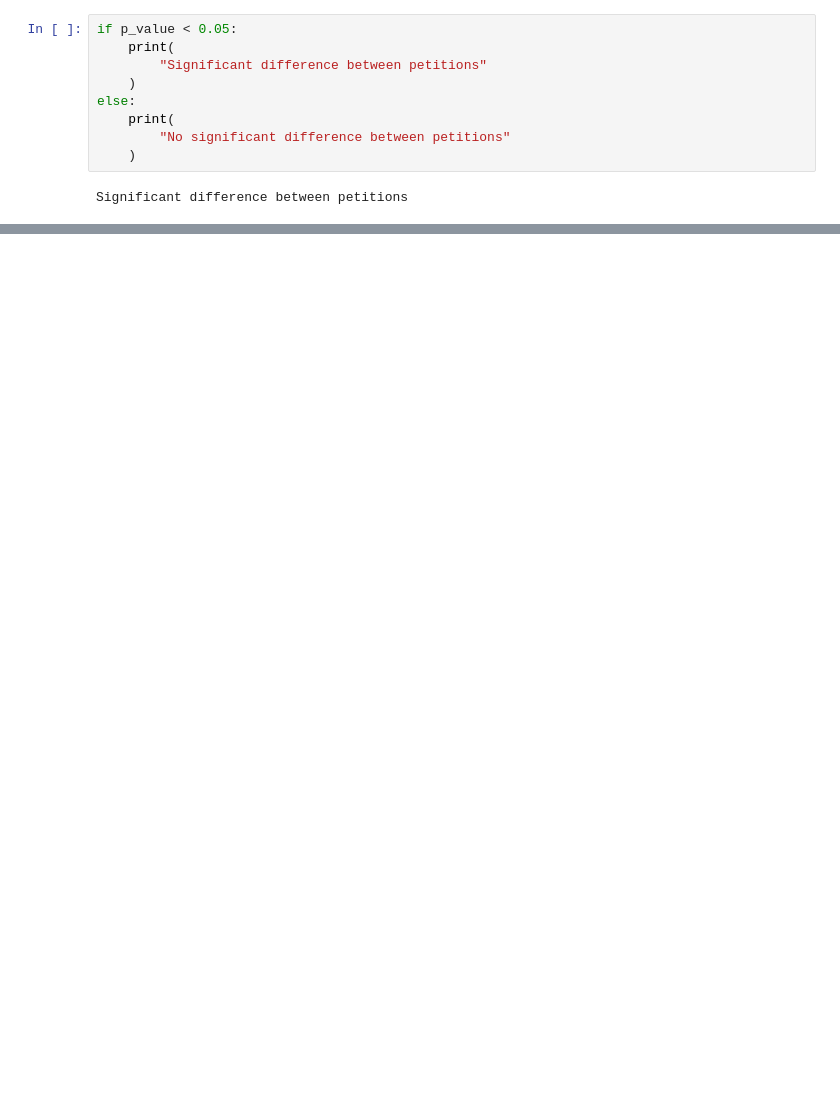
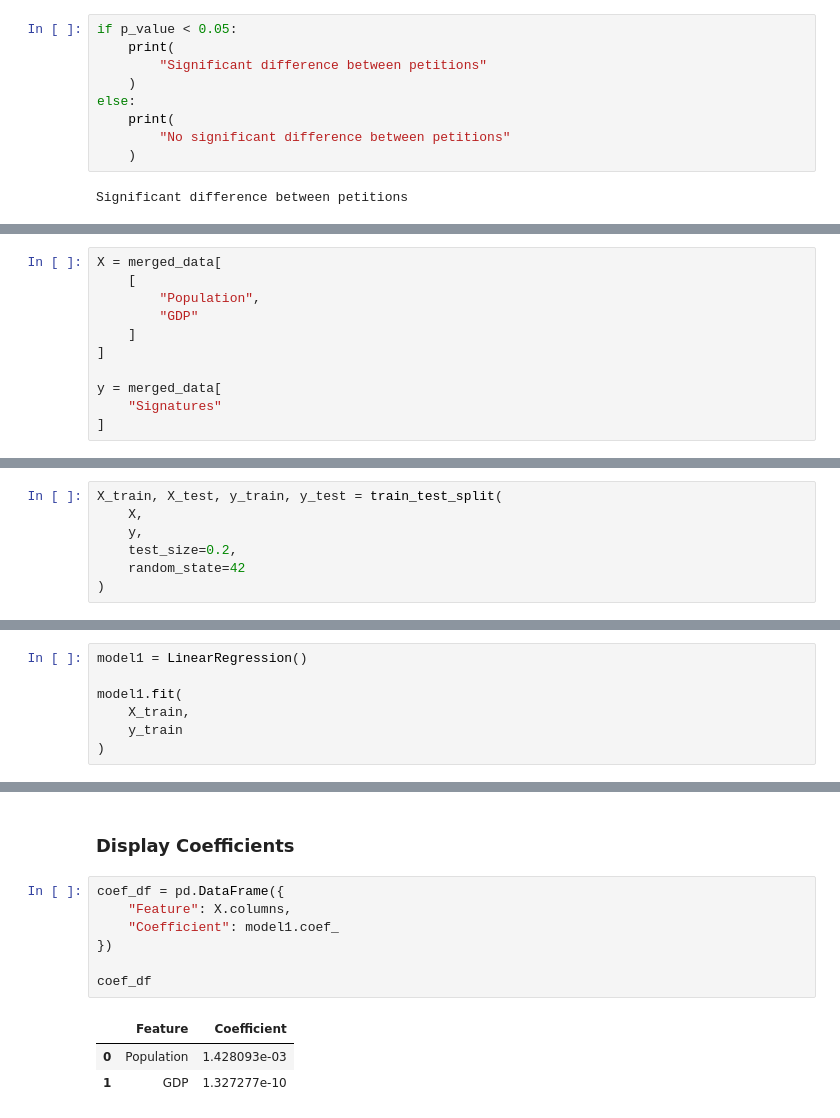
Before and after one commit to Matthew-Riddell/MSc-Dissertation, a Jupyter notebook: notebooks/data-initial-modelling.ipynb, the cells around one changed output, grey strips where cells are left out. Drawn from its saved outputs; the diff is of its cells as text; blank space fills up the shorter version.

```diff
--- a/notebooks/data-initial-modelling.ipynb
+++ b/notebooks/data-initial-modelling.ipynb
@@ -109,0 +153,11 @@ Significant difference between petitions
+# %%
+X = merged_data[
+    [
+        "Population",
+        "GDP"
+    ]
+]
+
+y = merged_data[
+    "Signatures"
+]
@@ -109,0 +166,7 @@ Significant difference between petitions
+# %%
+X_train, X_test, y_train, y_test = train_test_split(
+    X,
+    y,
+    test_size=0.2,
+    random_state=42
+)
@@ -109,0 +175,7 @@ Significant difference between petitions
+# %%
+model1 = LinearRegression()
+
+model1.fit(
+    X_train,
+    y_train
+)
@@ -109,0 +206,13 @@ Significant difference between petitions
+# %% [markdown]
+### Display Coefficients
+# %%
+coef_df = pd.DataFrame({
+    "Feature": X.columns,
+    "Coefficient": model1.coef_
+})
+
+coef_df
+# %% [output]
+|  | Feature | Coefficient |
+| 0 | Population | 1.428093e-03 |
+| 1 | GDP | 1.327277e-10 |
```
Also changed, not shown: parts of 40 cells of this notebook, 2 other files.
